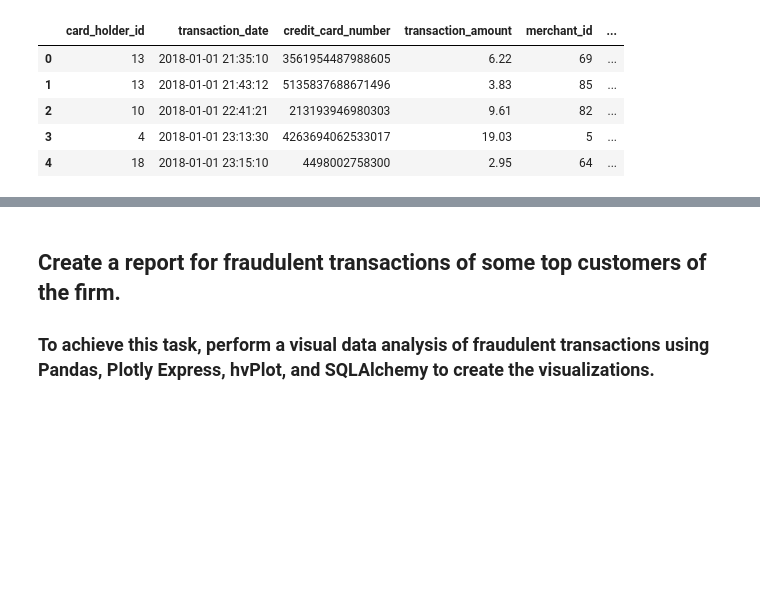
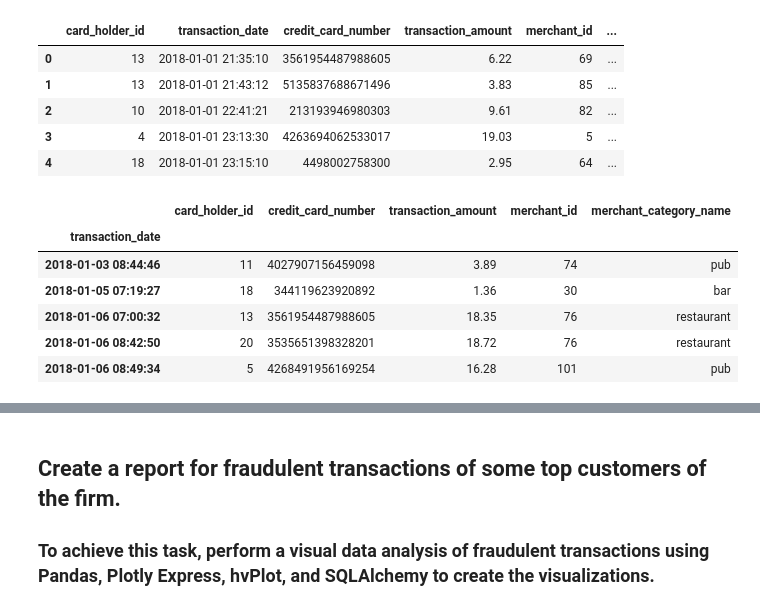
Before and after one commit to jonowens/suspicious_transactions, a Jupyter notebook: visual_data_analysis.ipynb, the cells around one changed output, grey strips where cells are left out. Cells and saved outputs as stored; diff of their text form; code cells hidden in the pictures; blank space fills up the shorter version.

```diff
--- a/visual_data_analysis.ipynb
+++ b/visual_data_analysis.ipynb
@@ -39,5 +39,20 @@ df_card_holder.head()
 | 2 | 10 | 2018-01-01 22:41:21 | 213193946980303 | 9.61 | 82 | ... |
 | 3 | 4 | 2018-01-01 23:13:30 | 4263694062533017 | 19.03 | 5 | ... |
 | 4 | 18 | 2018-01-01 23:15:10 | 4498002758300 | 2.95 | 64 | ... |
+# %%
+# Only show transactions that have times between 7:00am - 9:00am
+
+df_card_holder.set_index('transaction_date', inplace=True)
+df_card_holder.sort_index(ascending=True, inplace=True)
+df_card_holder_hours_7_to_9 = df_card_holder.between_time('07:00:00', '09:00:00')
+df_card_holder_hours_7_to_9.head()
+# %% [output]
+|  | card_holder_id | credit_card_number | transaction_amount | merchant_id | merchant_category_name |
+| transaction_date |  |  |  |  |  |
+| 2018-01-03 08:44:46 | 11 | 4027907156459098 | 3.89 | 74 | pub |
+| 2018-01-05 07:19:27 | 18 | 344119623920892 | 1.36 | 30 | bar |
+| 2018-01-06 07:00:32 | 13 | 3561954487988605 | 18.35 | 76 | restaurant |
+| 2018-01-06 08:42:50 | 20 | 3535651398328201 | 18.72 | 76 | restaurant |
+| 2018-01-06 08:49:34 | 5 | 4268491956169254 | 16.28 | 101 | pub |
 # %%
 # Group transactions for each card holder
```
Also changed, not shown: parts of 6 cells of this notebook, 1 other file.
